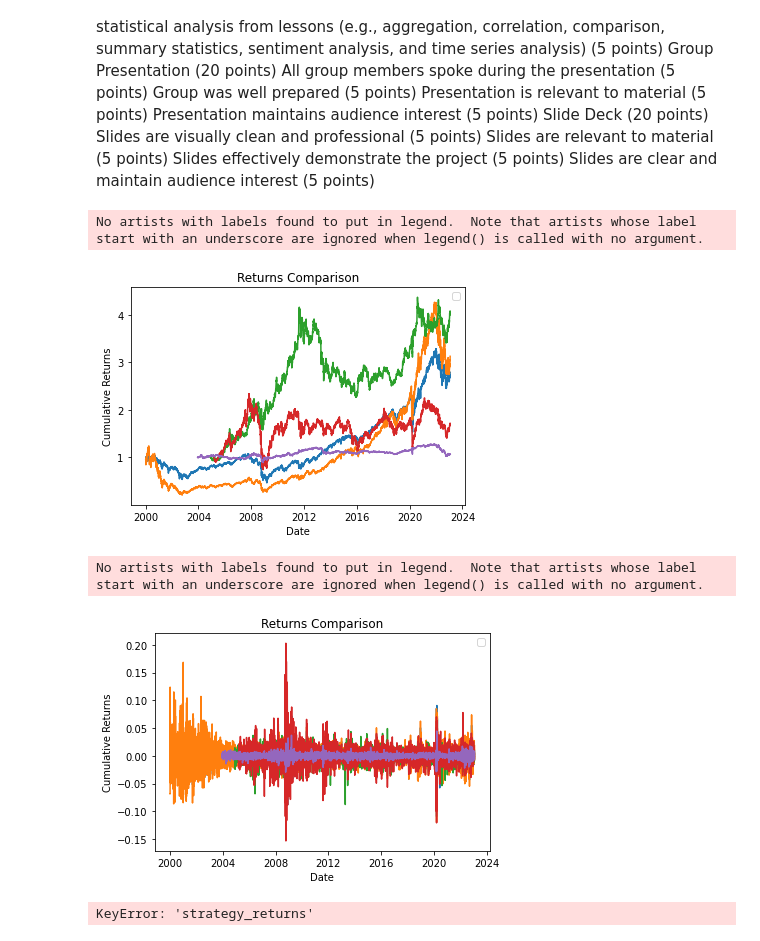
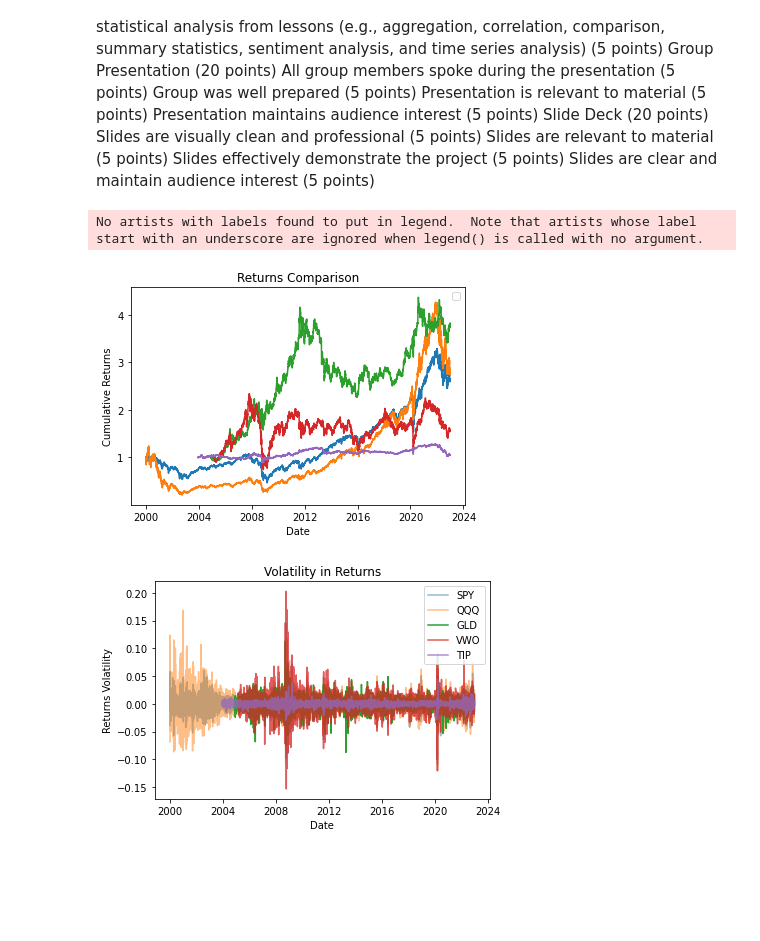
Before and after one commit to cyberkatie/ETF-Trading-Project, a Jupyter notebook: data.ipynb, the cells around one changed output. Drawn from its saved outputs; the diff is of its cells as text; code cells hidden in the pictures; blank space fills up the shorter version.

Commit message:
with visuals

```diff
--- a/data.ipynb
+++ b/data.ipynb
@@ -13,7 +16,7 @@ def download_data(stock, start, end):
     return data
 # %%
 stocks = ['SPY', 'QQQ','GLD', 'TIP', 'VWO']
-data = download_data(stocks, '2000-1-1', '2023-1-30')
+data = download_data(stocks, '2000-1-1', '2022-12-31')
 data.to_csv('Mul.csv')
 
 # stock_df = pd.DataFrame({
@@ -139,24 +116,22 @@ plt.legend()
 plt.show()
 # %% [output]
 No artists with labels found to put in legend.  Note that artists whose label start with an underscore are ignored when legend() is called with no argument.
-[figure, old version]
+[figure, new version]
 # %%
-plt.plot(p_spy)
-plt.plot(p_qqq)
-plt.plot(p_gld)
-plt.plot(p_vwo)
-plt.plot(p_tip)
+plt.plot(p_spy, alpha = 0.5)
+plt.plot(p_qqq, alpha = 0.5)
+plt.plot(p_gld, alpha = 1)
+plt.plot(p_vwo, alpha = 0.75)
+plt.plot(p_tip, alpha = 0.75)
 
-plt.ylabel('Cumulative Returns')
+
+
+
+plt.ylabel('Returns Volatility')
 plt.xlabel('Date')
-plt.title('Returns Comparison')
-plt.legend()
+plt.title('Volatility in Returns')
+plt.legend(['SPY','QQQ', 'GLD', 'VWO', 'TIP'], loc = 'upper right')
 plt.show()
 # plt.plot(qqq_std)
 # %% [output]
-No artists with labels found to put in legend.  Note that artists whose label start with an underscore are ignored when legend() is called with no argument.
-[figure, old version]
+[figure, new version]
-# %%
-pf.create_full_tear_sheet(data['strategy_returns'])
-# %% [output]
-KeyError: 'strategy_returns'
```
Also changed, not shown: parts of 10 cells of this notebook.
